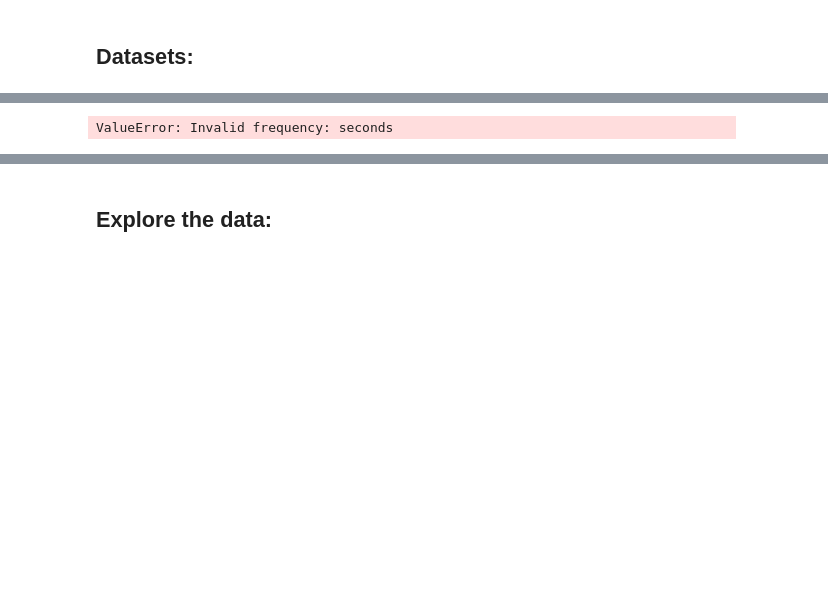
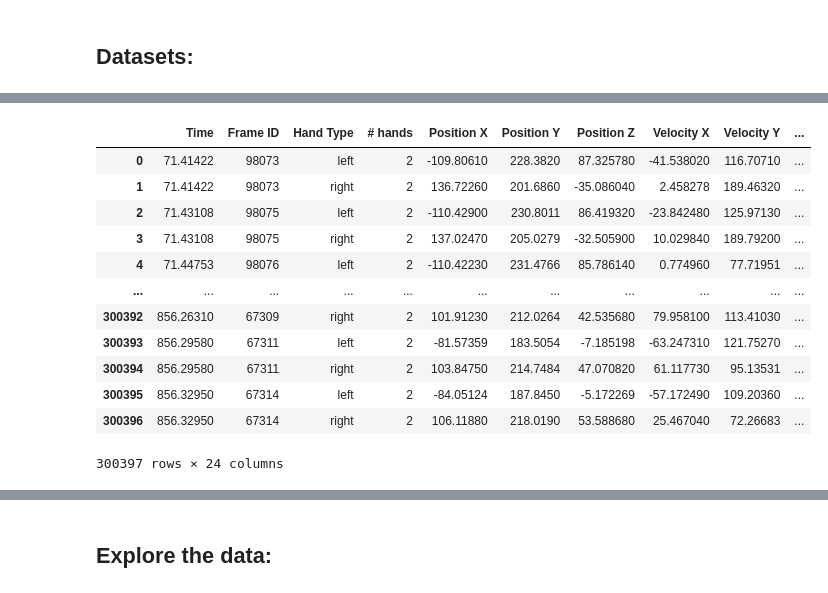
Before and after one commit to haimgoldfisher/Data_Visualization_Final_Project, a Jupyter notebook: NoteBook4 - Pandas and ML for interpersonal physical alignment.ipynb, the cells around one changed output, grey strips where cells are left out. Saved outputs shown, nothing was run; the diff lists cells and outputs as text; code cells hidden in the pictures; blank space fills up the shorter version.

```diff
--- a/NoteBook4 - Pandas and ML for interpersonal physical alignment.ipynb
+++ b/NoteBook4 - Pandas and ML for interpersonal physical alignment.ipynb
@@ -122,3 +132,0 @@ The conclusion of the experiment: The position vector exceeds the velocity vecto
-# %%
-df = pd.read_csv(r'C:\Haim\Anaconda\Experiment\Training\Evyatar Cohen\Evyatar636771050011691836Spontan.csv', parse_dates=["Time"], index_col= "Time")
-df.head()
@@ -134,4 +133,40 @@ df.head()
-# %%
-df.resample('seconds')
-# %% [output]
-ValueError: Invalid frequency: seconds
+# %%
+def upload(path):
+    folders = glob.glob(path + "/*")
+    data = []
+    labels = ["Alone", "Spontan", "Sync"]
+    for folder_name in folders:
+        files = glob.glob(folder_name + "/*.csv")
+        for filename in files:
+            df = pd.read_csv(filename, index_col=None, header=0)
+            for label in labels:
+                if label in filename:
+                    df["Label"] = label
+                    if "Train"  in folder_name:
+                        tester = folder_name.split('g')[1][1:]
+                    else:
+                        tester = folder_name.split('n')[4][1:]
+                    df["Name"] = tester
+                    df = (df[df["Time"] > (df["Time"][0]+7)]) # remove the first 7 sec from each test
+            data.append(df)
+    result = pd.concat(data, axis=0, ignore_index=True) # concat all data frames into one
+    return result
+# %%
+path = "C:\Haim\Anaconda\Experiment\Training"
+df_train = upload(path)
+# %%
+df_train
+# %% [output]
+|  | Time | Frame ID | Hand Type | # hands | Position X | Position Y | Position Z | Velocity X | Velocity Y | ... |
+| 0 | 71.41422 | 98073 | left | 2 | -109.80610 | 228.3820 | 87.325780 | -41.538020 | 116.70710 | ... |
+| 1 | 71.41422 | 98073 | right | 2 | 136.72260 | 201.6860 | -35.086040 | 2.458278 | 189.46320 | ... |
+| 2 | 71.43108 | 98075 | left | 2 | -110.42900 | 230.8011 | 86.419320 | -23.842480 | 125.97130 | ... |
+| 3 | 71.43108 | 98075 | right | 2 | 137.02470 | 205.0279 | -32.505900 | 10.029840 | 189.79200 | ... |
+| 4 | 71.44753 | 98076 | left | 2 | -110.42230 | 231.4766 | 85.786140 | 0.774960 | 77.71951 | ... |
+| ... | ... | ... | ... | ... | ... | ... | ... | ... | ... | ... |
+| 300392 | 856.26310 | 67309 | right | 2 | 101.91230 | 212.0264 | 42.535680 | 79.958100 | 113.41030 | ... |
+| 300393 | 856.29580 | 67311 | left | 2 | -81.57359 | 183.5054 | -7.185198 | -63.247310 | 121.75270 | ... |
+| 300394 | 856.29580 | 67311 | right | 2 | 103.84750 | 214.7484 | 47.070820 | 61.117730 | 95.13531 | ... |
+| 300395 | 856.32950 | 67314 | left | 2 | -84.05124 | 187.8450 | -5.172269 | -57.172490 | 109.20360 | ... |
+| 300396 | 856.32950 | 67314 | right | 2 | 106.11880 | 218.0190 | 53.588680 | 25.467040 | 72.26683 | ... |
+300397 rows × 24 columns
```
Also changed, not shown: parts of 6 cells of this notebook, 6 other files.
